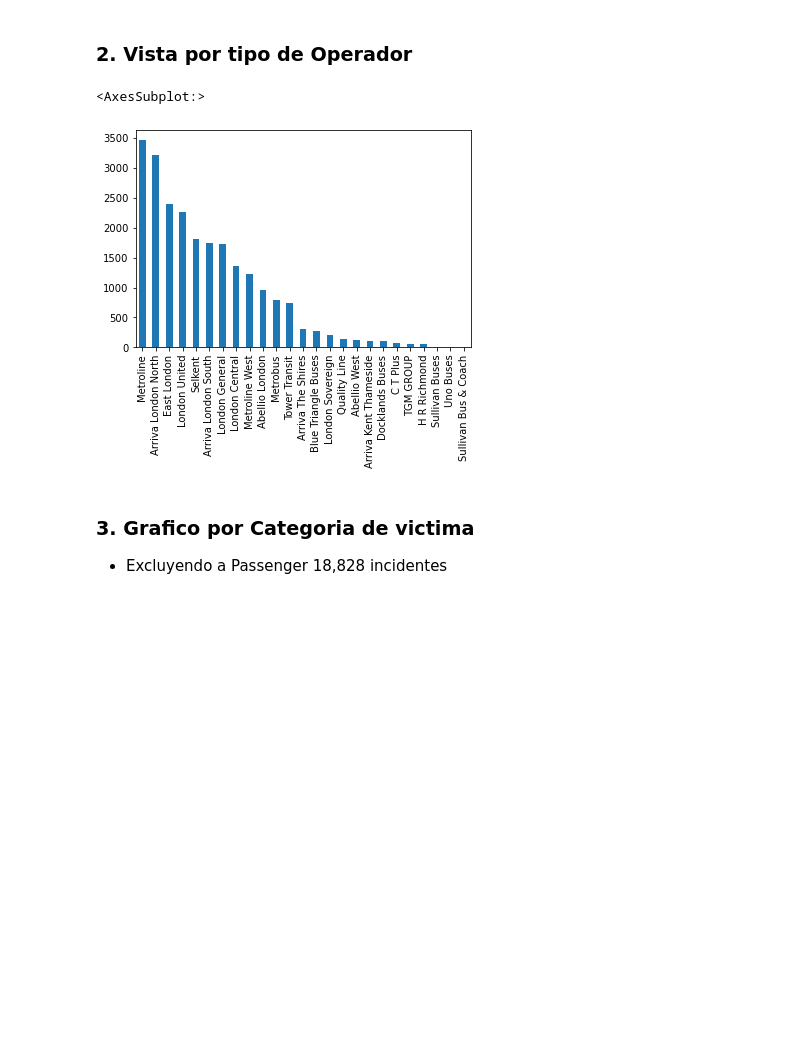
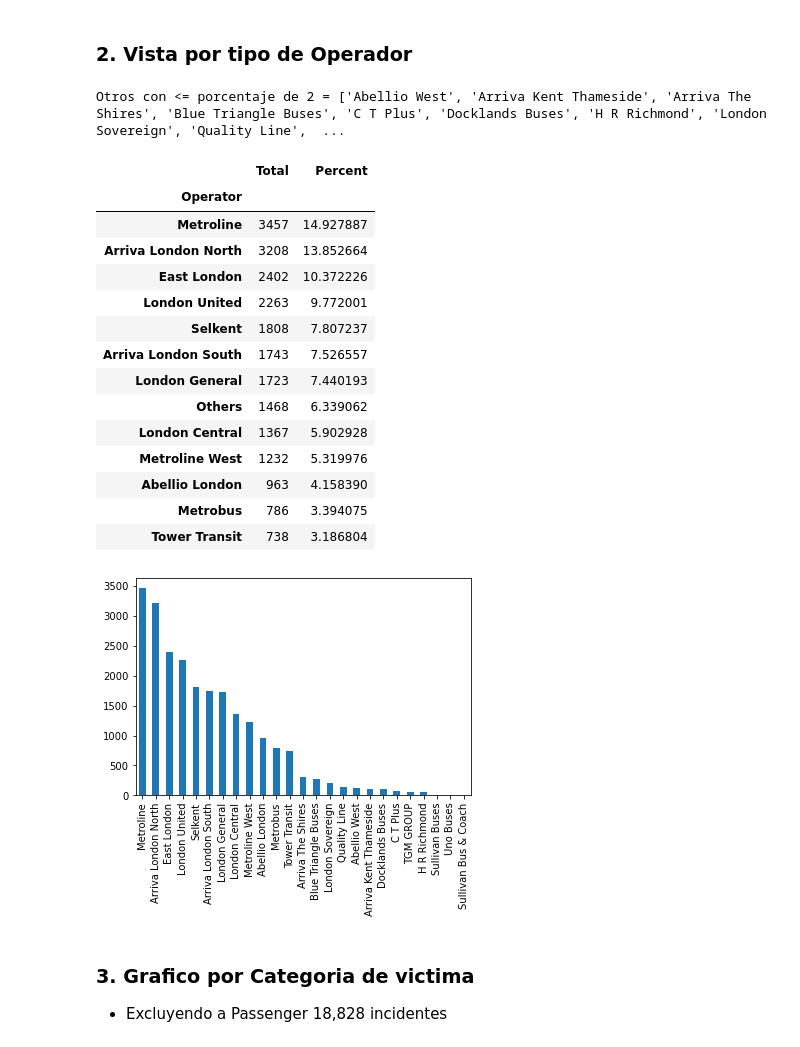
Before and after one commit to juniorpeves/Notebook-Visualization, a Jupyter notebook: ProyectoFinal-BI.ipynb, the cells around one changed output. Cells and saved outputs as stored; diff of their text form; code cells hidden in the pictures; blank space fills up the shorter version.

```diff
--- a/ProyectoFinal-BI.ipynb
+++ b/ProyectoFinal-BI.ipynb
@@ -8,3 +19,26 @@ df = pd.read_csv('Proyecto-final.csv')
+# %%
+def DeleteIs2PercentLess(DataFrame2, Column_x, Percent):
+    registro_a = DataFrame2[DataFrame2.Percent <= Percent].sum()
+    df_others = DataFrame2[DataFrame2.Percent <= Percent]
+    print('Otros con <= porcentaje de '+
+        str(Percent)+' = '+
+        str(list(df_others[Column_x]))+
+        ' por un total de '+str(registro_a[1])+' Incidentes')
+    registro_a[0] = 'Others'
+    # Convirtiendo en DataFrame la suma de los menor de 3%
+    df_x = {Column_x:[registro_a[0]], 'Total':[registro_a[1]], 'Percent':[registro_a[2]]}
+    df_x = pd.DataFrame(df_x)
+    df_x = df_x.set_index(Column_x)
+    # Borrar registro con "Percent" menos
+    df2 = DataFrame2.drop(DataFrame2.index[DataFrame2.Percent <= Percent], axis=0)
+    df2 = df2.set_index(Column_x)
+    df2 = pd.concat([df2, df_x])
+    return df2
+def PercentForColumn(DataFrame, Column, Percent):
+    df1 = DataFrame.groupby(Column).size().reset_index(name='Total')
+    df1['Percent'] = (df1['Total']/df1['Total'].sum())*100
+    df3 = DeleteIs2PercentLess(df1, Column, Percent)
+    return df3.sort_values(by=['Percent'], ascending=False)
 # %% [markdown]
 ### 1. Vista por tipo de evento
 # %%
@@ -18,8 +58,24 @@ len(df['Incident Event Type'].value_counts(ascending=False))
 ### 2. Vista por tipo de Operador
 # %%
 df['Operator'].value_counts(ascending=False).plot(kind='bar')
+PercentForColumn(df, 'Operator',2)
 # %% [output]
-<AxesSubplot:>
+Otros con <= porcentaje de 2 = ['Abellio West', 'Arriva Kent Thameside', 'Arriva The Shires', 'Blue Triangle Buses', 'C T Plus', 'Docklands Buses', 'H R Richmond', 'London Sovereign', 'Quality Line',  ...
+|  | Total | Percent |
+| Operator |  |  |
+| Metroline | 3457 | 14.927887 |
+| Arriva London North | 3208 | 13.852664 |
+| East London | 2402 | 10.372226 |
+| London United | 2263 | 9.772001 |
+| Selkent | 1808 | 7.807237 |
+| Arriva London South | 1743 | 7.526557 |
+| London General | 1723 | 7.440193 |
+| Others | 1468 | 6.339062 |
+| London Central | 1367 | 5.902928 |
+| Metroline West | 1232 | 5.319976 |
+| Abellio London | 963 | 4.158390 |
+| Metrobus | 786 | 3.394075 |
+| Tower Transit | 738 | 3.186804 |
 [figure]
 # %% [markdown]
 ### 3. Grafico por Categoria de victima
```
Also changed, not shown: parts of 9 cells of this notebook, 1 other file.
